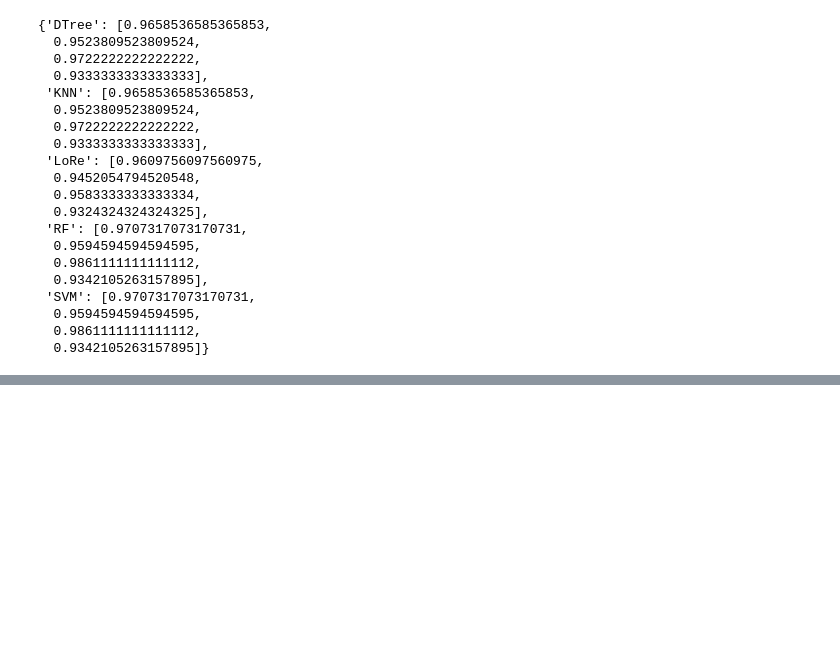
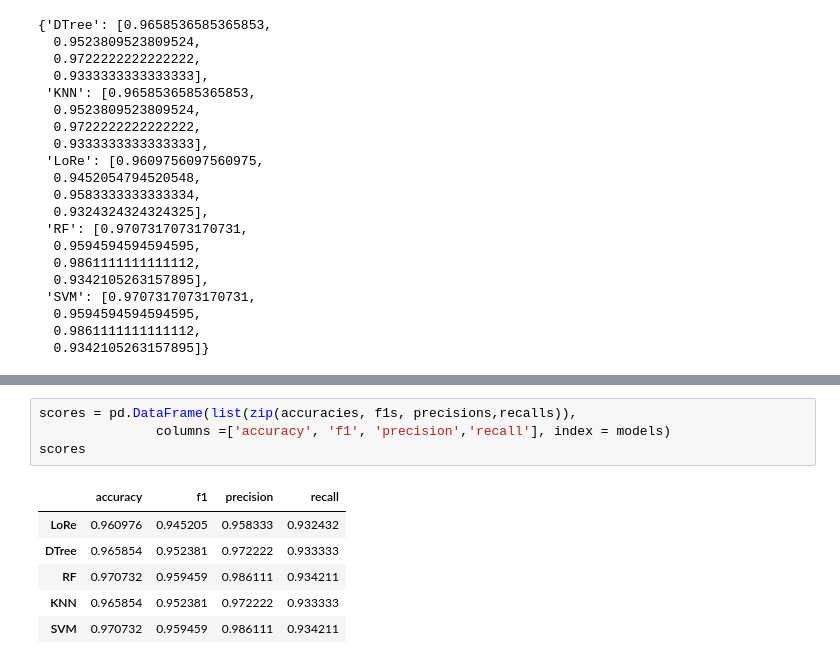
Before and after one commit to Nicordaro/MML, a Jupyter notebook: MML_Thesis_v2_noSMOTE.ipynb, the cells around one changed output, grey strips where cells are left out. Drawn from its saved outputs; the diff is of its cells as text; blank space fills up the shorter version.

```diff
--- a/MML_Thesis_v2_noSMOTE.ipynb
+++ b/MML_Thesis_v2_noSMOTE.ipynb
@@ -743,0 +758,11 @@ final_report
+# %%
+scores = pd.DataFrame(list(zip(accuracies, f1s, precisions,recalls)),
+               columns =['accuracy', 'f1', 'precision','recall'], index = models)
+scores
+# %% [output]
+|  | accuracy | f1 | precision | recall |
+| LoRe | 0.960976 | 0.945205 | 0.958333 | 0.932432 |
+| DTree | 0.965854 | 0.952381 | 0.972222 | 0.933333 |
+| RF | 0.970732 | 0.959459 | 0.986111 | 0.934211 |
+| KNN | 0.965854 | 0.952381 | 0.972222 | 0.933333 |
+| SVM | 0.970732 | 0.959459 | 0.986111 | 0.934211 |
```
Also changed, not shown: parts of 9 cells of this notebook.
